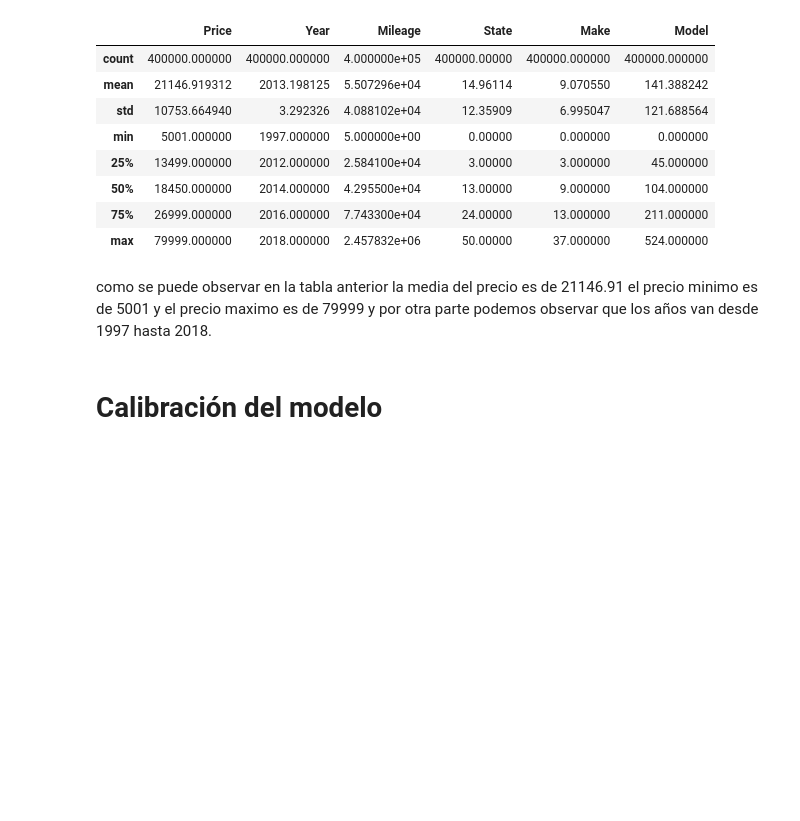
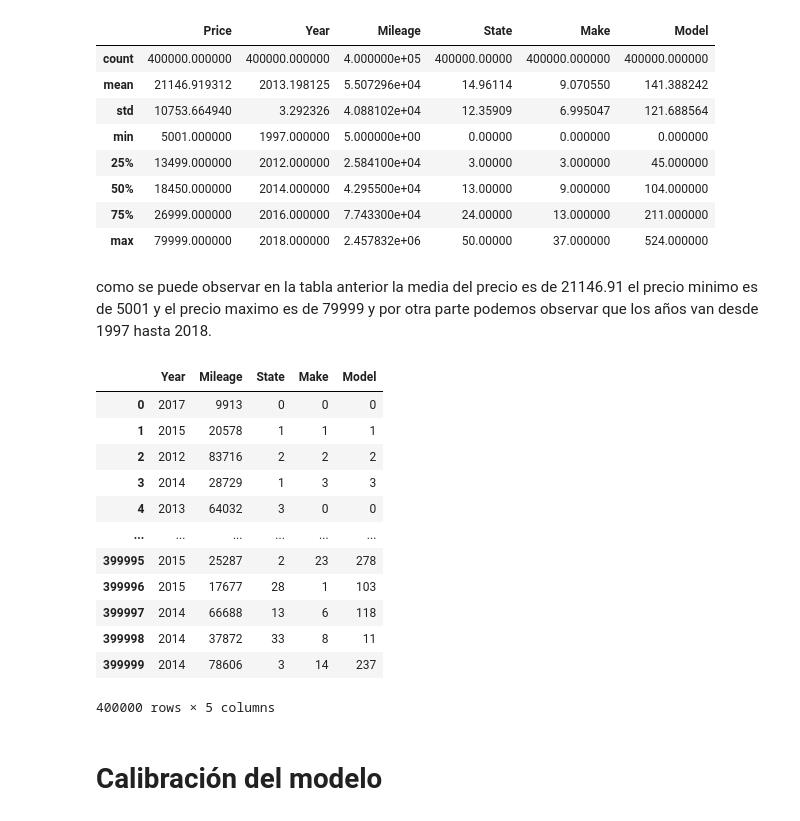
Before and after one commit to richardsuan/MIAD_REPO_LENGUAJE_NATURAL, a Jupyter notebook: Semana 3/S3P1_proyecto1.ipynb, the cells around one changed output. Saved outputs shown, nothing was run; the diff lists cells and outputs as text; code cells hidden in the pictures; blank space fills up the shorter version.

```diff
--- a/Semana 3/S3P1_proyecto1.ipynb
+++ b/Semana 3/S3P1_proyecto1.ipynb
@@ -175,8 +164,23 @@ como se puede observar en la tabla anterior la media del precio es de 21146.91 e
 # %%
 
 y = dataTraining['Price']
 X = dataTraining.drop(['Price'], axis=1)
 X_train, X_test, y_train, y_test = train_test_split(X, y, test_size=0.33, random_state=42)
+X
+# %% [output]
+|  | Year | Mileage | State | Make | Model |
+| 0 | 2017 | 9913 | 0 | 0 | 0 |
+| 1 | 2015 | 20578 | 1 | 1 | 1 |
+| 2 | 2012 | 83716 | 2 | 2 | 2 |
+| 3 | 2014 | 28729 | 1 | 3 | 3 |
+| 4 | 2013 | 64032 | 3 | 0 | 0 |
+| ... | ... | ... | ... | ... | ... |
+| 399995 | 2015 | 25287 | 2 | 23 | 278 |
+| 399996 | 2015 | 17677 | 28 | 1 | 103 |
+| 399997 | 2014 | 66688 | 13 | 6 | 118 |
+| 399998 | 2014 | 37872 | 33 | 8 | 11 |
+| 399999 | 2014 | 78606 | 3 | 14 | 237 |
+400000 rows × 5 columns
 # %% [markdown]
 # Calibración del modelo
 # %%
```
Also changed, not shown: parts of 6 cells of this notebook, 2 other files.
